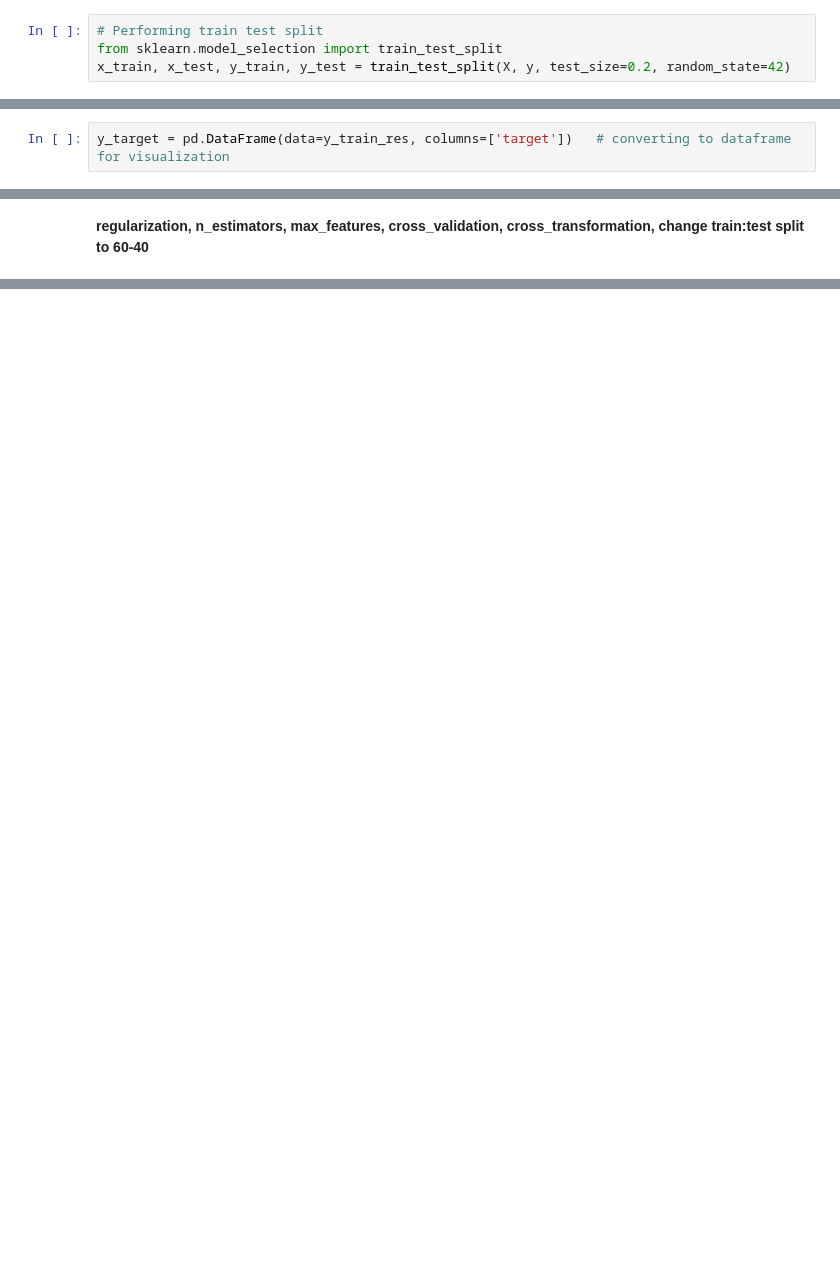
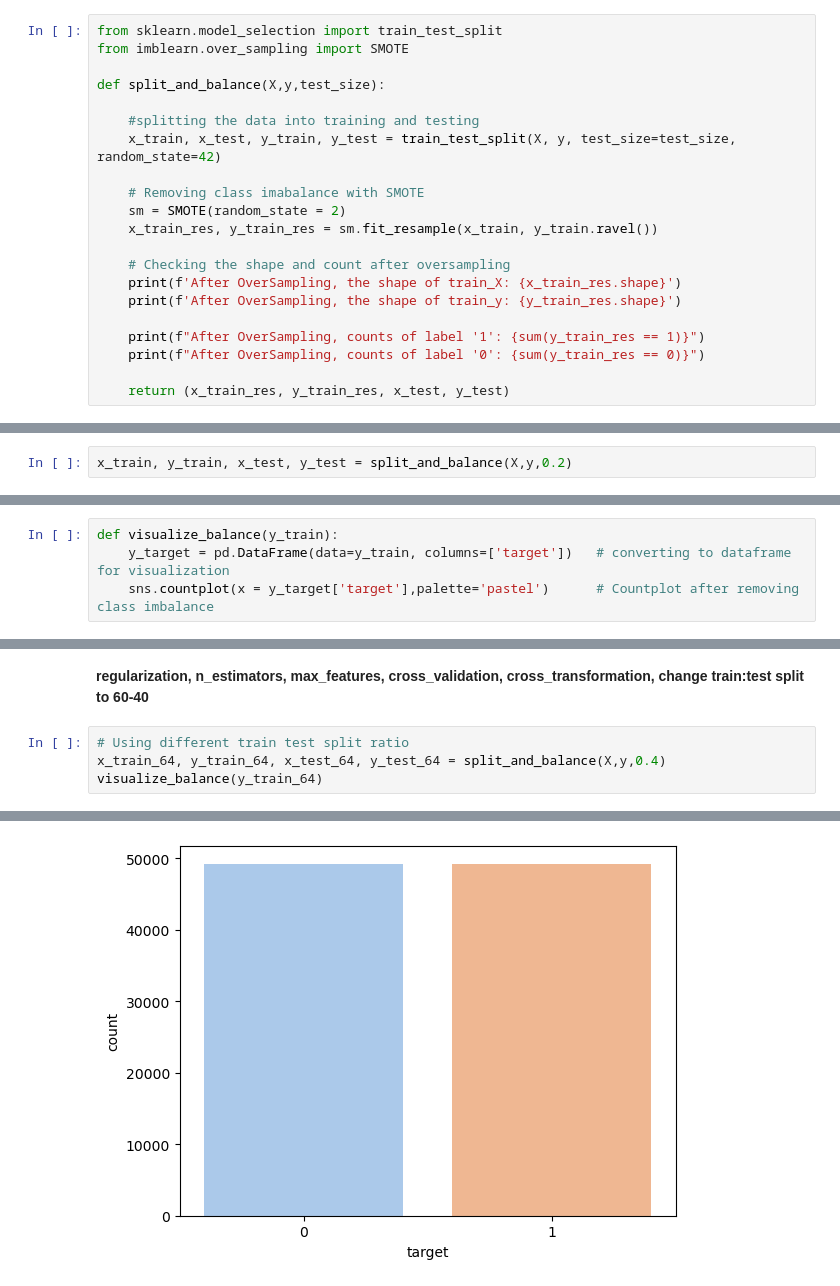
Before and after one commit to gargi-09/FAI-Project, a Jupyter notebook: NASA.ipynb, the cells around one changed output, grey strips where cells are left out. Saved outputs shown, nothing was run; the diff lists cells and outputs as text; blank space fills up the shorter version.

```diff
--- a/NASA.ipynb
+++ b/NASA.ipynb
@@ -312,9 +312,26 @@ y
 90834    0
 90835    0
 Name: hazardous, Length: 90836, dtype: int32
-# %%
-# Performing train test split
-from sklearn.model_selection import train_test_split
-x_train, x_test, y_train, y_test = train_test_split(X, y, test_size=0.2, random_state=42)
+# %%
+from sklearn.model_selection import train_test_split
+from imblearn.over_sampling import SMOTE
+
+def split_and_balance(X,y,test_size):
+
+    #splitting the data into training and testing
+    x_train, x_test, y_train, y_test = train_test_split(X, y, test_size=test_size, random_state=42)
+
+    # Removing class imabalance with SMOTE
+    sm = SMOTE(random_state = 2)
+    x_train_res, y_train_res = sm.fit_resample(x_train, y_train.ravel())
+
+    # Checking the shape and count after oversampling
+    print(f'After OverSampling, the shape of train_X: {x_train_res.shape}')
+    print(f'After OverSampling, the shape of train_y: {y_train_res.shape}')
+
+    print(f"After OverSampling, counts of label '1': {sum(y_train_res == 1)}")
+    print(f"After OverSampling, counts of label '0': {sum(y_train_res == 0)}")
+
+    return (x_train_res, y_train_res, x_test, y_test)
 # %% [markdown]
 * **Synthetic Minority Oversampling Technique:** SMOTE is a popular technique for addressing class imbalance. It works by creating synthetic examples for the minority class rather than duplicating data. This helps balance the dataset without reducing the number of samples or introducing redundancy. As the data is small this technique preserves original data which makes it effective for smaller datasets.
@@ -337,0 +338,2 @@ After OverSampling, counts of label '0': 65557
+# %%
+x_train, y_train, x_test, y_test = split_and_balance(X,y,0.2)
@@ -338,2 +345,4 @@ After OverSampling, counts of label '0': 65557
 # %%
-y_target = pd.DataFrame(data=y_train_res, columns=['target'])   # converting to dataframe for visualization
+def visualize_balance(y_train):
+    y_target = pd.DataFrame(data=y_train, columns=['target'])   # converting to dataframe for visualization
+    sns.countplot(x = y_target['target'],palette='pastel')      # Countplot after removing class imbalance
@@ -499,2 +497,7 @@ rf_clf_1.score(x_train_res, y_train_res)
 # %% [markdown]
 **regularization, n_estimators, max_features, cross_validation, cross_transformation, change train:test split to 60-40**
+# %%
+# Using different train test split ratio
+x_train_64, y_train_64, x_test_64, y_test_64 = split_and_balance(X,y,0.4)
+visualize_balance(y_train_64)
+# %% [output]
@@ -500,0 +508 @@ rf_clf_1.score(x_train_res, y_train_res)
+[figure, added]
```
Also changed, not shown: parts of 28 cells of this notebook.
